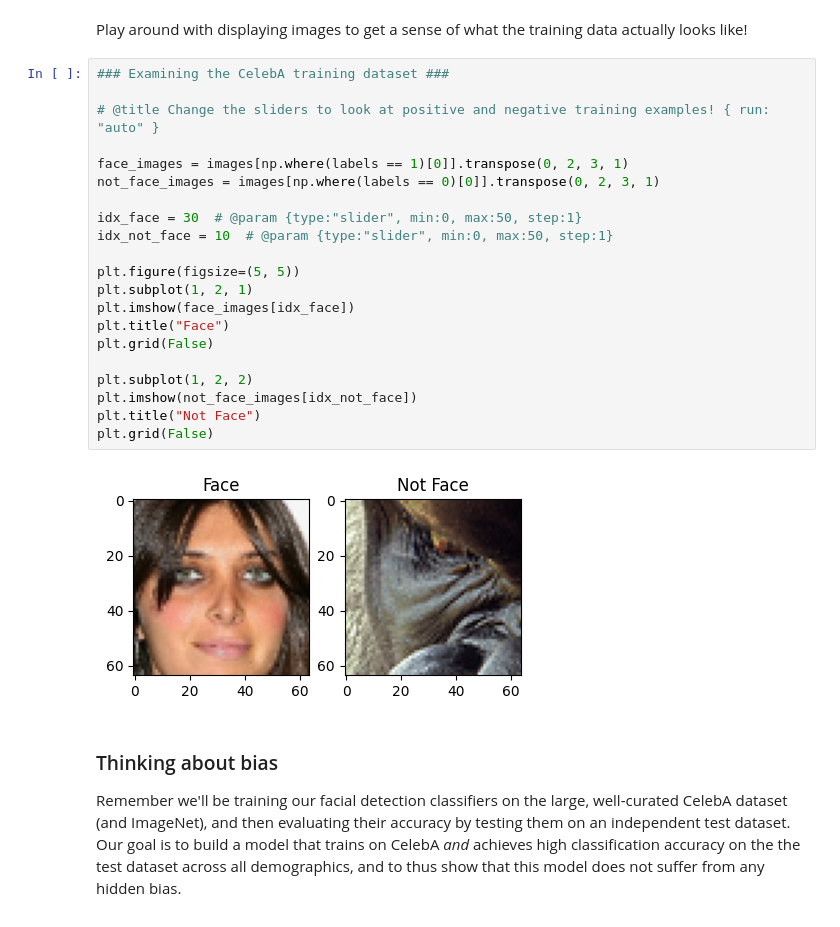
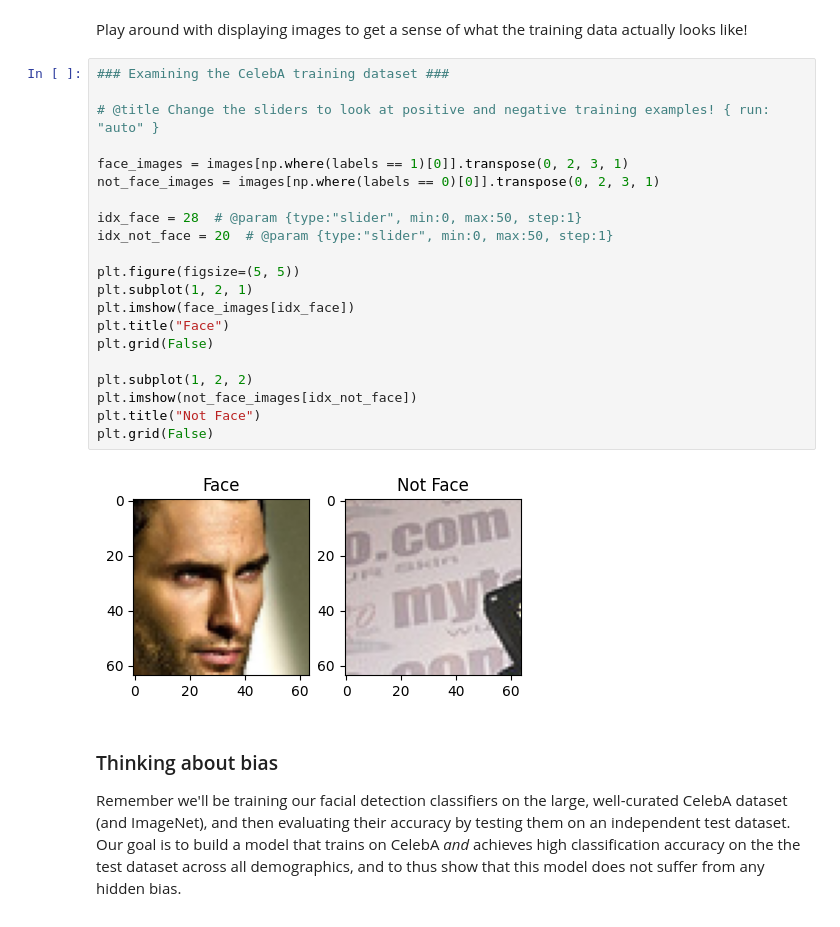
Before and after one commit to bloxton/MIT_6.S191, a Jupyter notebook: lab2/PT_Part2_Debiasing.ipynb, the cells around one changed output. Drawn from its saved outputs; the diff is of its cells as text.

```diff
--- a/lab2/PT_Part2_Debiasing.ipynb
+++ b/lab2/PT_Part2_Debiasing.ipynb
@@ -137,26 +129,26 @@ Play around with displaying images to get a sense of what the training data actu
 # %%
 ### Examining the CelebA training dataset ###
 
 # @title Change the sliders to look at positive and negative training examples! { run: "auto" }
 
 face_images = images[np.where(labels == 1)[0]].transpose(0, 2, 3, 1)
 not_face_images = images[np.where(labels == 0)[0]].transpose(0, 2, 3, 1)
 
-idx_face = 30  # @param {type:"slider", min:0, max:50, step:1}
-idx_not_face = 10  # @param {type:"slider", min:0, max:50, step:1}
+idx_face = 28  # @param {type:"slider", min:0, max:50, step:1}
+idx_not_face = 20  # @param {type:"slider", min:0, max:50, step:1}
 
 plt.figure(figsize=(5, 5))
 plt.subplot(1, 2, 1)
 plt.imshow(face_images[idx_face])
 plt.title("Face")
 plt.grid(False)
 
 plt.subplot(1, 2, 2)
 plt.imshow(not_face_images[idx_not_face])
 plt.title("Not Face")
 plt.grid(False)
 # %% [output]
-[figure, old version]
+[figure, new version]
 # %% [markdown]
 ### Thinking about bias
 
```
Also changed, not shown: parts of 15 cells of this notebook.
